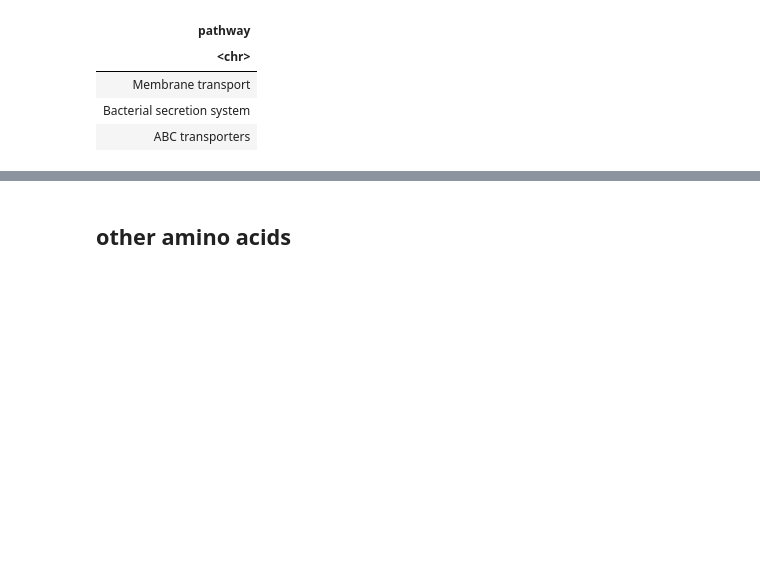
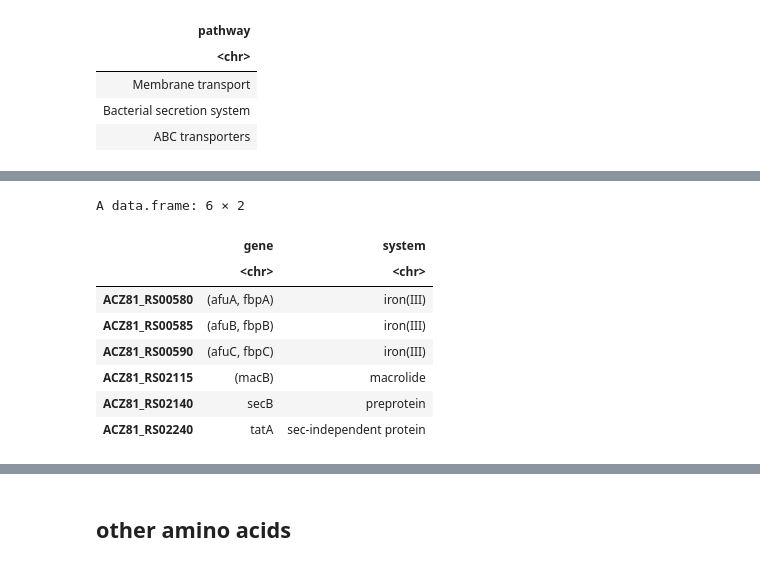
Before and after one commit to wosnat/CC1A3, a Jupyter notebook: Enrichment/CC1A3 HOT1A3 AA heatmaps Enrichment.ipynb, the cells around one changed output, grey strips where cells are left out. Cells and saved outputs as stored; diff of their text form; code cells hidden in the pictures; blank space fills up the shorter version.

```diff
--- a/Enrichment/CC1A3 HOT1A3 AA heatmaps Enrichment.ipynb
+++ b/Enrichment/CC1A3 HOT1A3 AA heatmaps Enrichment.ipynb
@@ -680,3 +820,35 @@ ignore_main = c('09160 Human Diseases',
+# %%
+gene_meta = hpath_df %>%
+    filter(!main %in% ignore_main, gene_id %in% degenes$gene_id) %>%
+    filter(module == 'Membrane transport') %>%
+    extract(ecpath, c("system"), "^K[[:digit:]]+ *[^;]*; (.* system)", remove = FALSE) %>%
+    mutate(system = if_else(str_detect(ecpath, 'preprotein translocase'), 'preprotein translocase', system)) %>%
+    mutate(system = if_else(str_detect(ecpath, 'sec-independent protein translocase'), 'sec-independent protein translocase', system)) %>%
+    mutate(system = if_else(str_detect(ecpath, 'heme exporter'), 'heme exporter', system)) %>%
+    mutate(system = if_else(str_detect(ecpath, 'general secretion pathway protein'), 'general secretion', system)) %>%
+    mutate(system = if_else(str_detect(ecpath, 'signal recognition particle'), 'signal recognition', system)) %>%
+    mutate(system = if_else(str_detect(ecpath, 'ATP-binding cassette'), 'ATP-binding cassette', system)) %>%
+    mutate(system = str_replace(system, " translocase", "")) %>%
+    mutate(system = str_replace(system, " transport system", "")) %>%
+    mutate(system = str_replace(system, " system", "")) %>%
+    mutate(system = if_else(is.na(system), '', system)) %>%
+
+    distinct(gene_id, gene, system) %>%
+    #mutate(value_col = 'Yes') %>%
+    #pivot_wider(id_cols=c('gene_id', 'gene'), names_from = 'system', values_from = 'value_col', values_fill = 'No') %>%
+    column_to_rownames('gene_id')
+#gene_meta_matrix = gene_meta %>% select(!gene) %>% as.matrix()
+head(gene_meta)
+# %% [output]
+A data.frame: 6 × 2
+|  | gene | system |
+|  | <chr> | <chr> |
+| ACZ81_RS00580 | (afuA, fbpA) | iron(III) |
+| ACZ81_RS00585 | (afuB, fbpB) | iron(III) |
+| ACZ81_RS00590 | (afuC, fbpC) | iron(III) |
+| ACZ81_RS02115 | (macB) | macrolide |
+| ACZ81_RS02140 | secB | preprotein |
+| ACZ81_RS02240 | tatA | sec-independent protein |
 # %%
 pathwaylist = hpath_df %>%
     filter(!main %in% ignore_main, gene_id %in% degenes$gene_id) %>%
```
Also changed, not shown: parts of 6 cells of this notebook.
